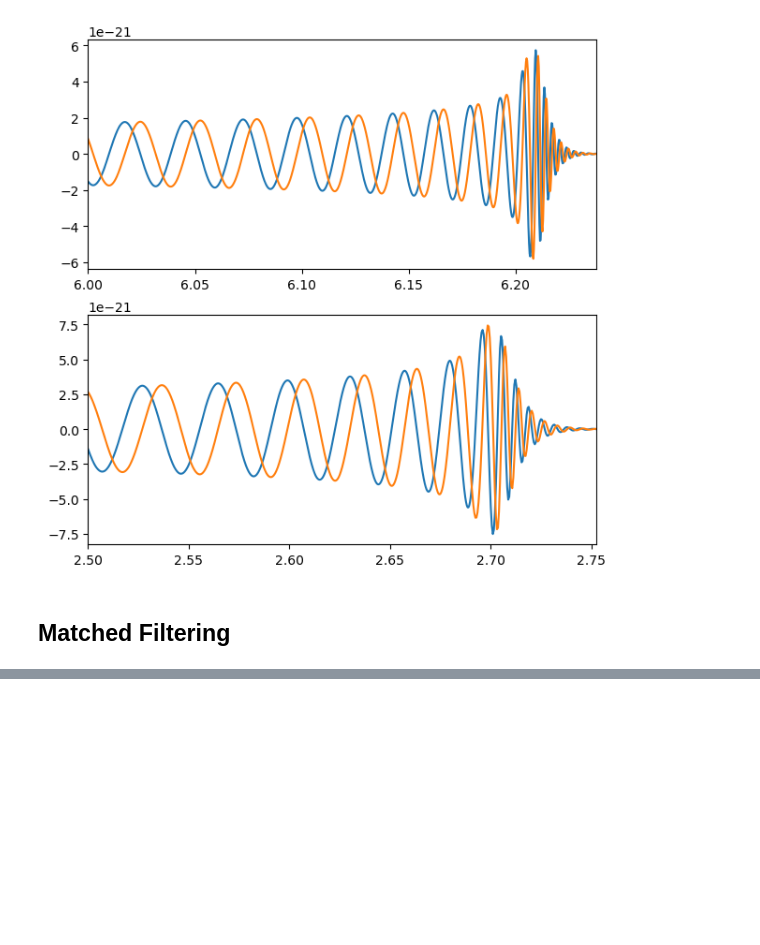
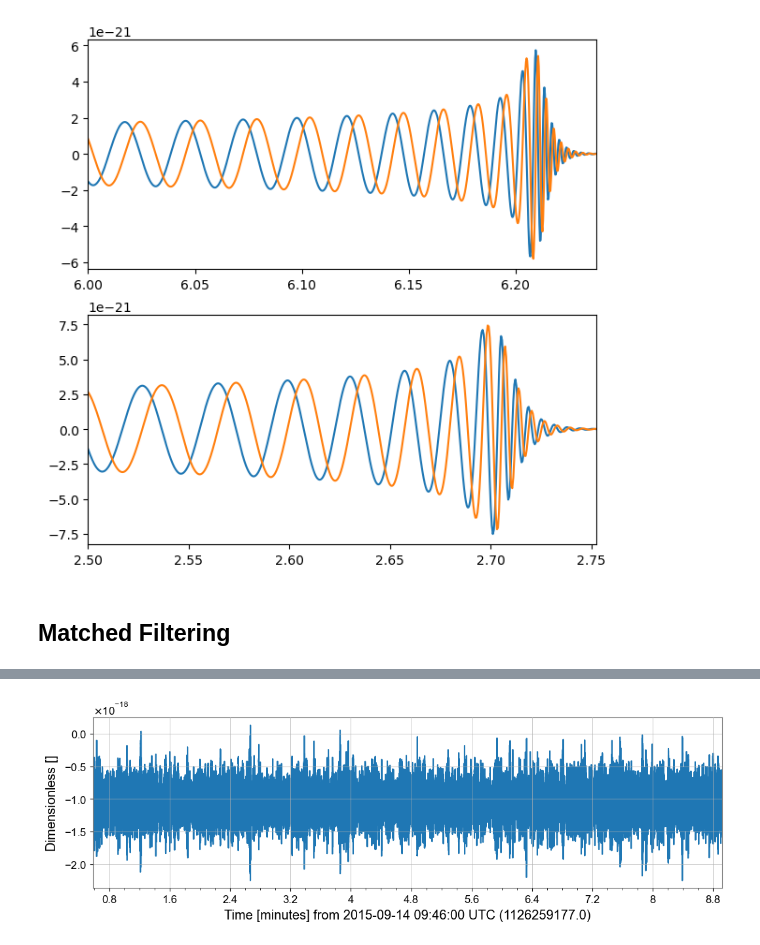
Before and after one commit to drojaspater/BBHLS, a Jupyter notebook: WaveForme_visual.ipynb, the cells around one changed output, grey strips where cells are left out. Saved outputs shown, nothing was run; the diff lists cells and outputs as text; code cells hidden in the pictures; blank space fills up the shorter version.

```diff
--- a/WaveForme_visual.ipynb
+++ b/WaveForme_visual.ipynb
@@ -45,0 +42,4 @@ FileNotFoundError: [Errno 2] No such file or directory: './results/ondas_rirorir
+# %%
+from gwosc.datasets import event_gps
+gps = event_gps('GW150914')
+print(gps)
@@ -45,0 +48,3 @@ FileNotFoundError: [Errno 2] No such file or directory: './results/ondas_rirorir
+# %%
+segment = (int(gps)-250, int(gps)+250)
+print(segment)
@@ -45,0 +53,4 @@ FileNotFoundError: [Errno 2] No such file or directory: './results/ondas_rirorir
+# %%
+from gwpy.timeseries import TimeSeries
+ldata = TimeSeries.fetch_open_data('L1', *segment, verbose=True)
+print(ldata)
@@ -45,0 +68,4 @@ FileNotFoundError: [Errno 2] No such file or directory: './results/ondas_rirorir
+# %%
+plot = ldata.plot()
+# %% [output]
+[figure, added]
```
Also changed, not shown: parts of 5 cells of this notebook, 1 other file.
